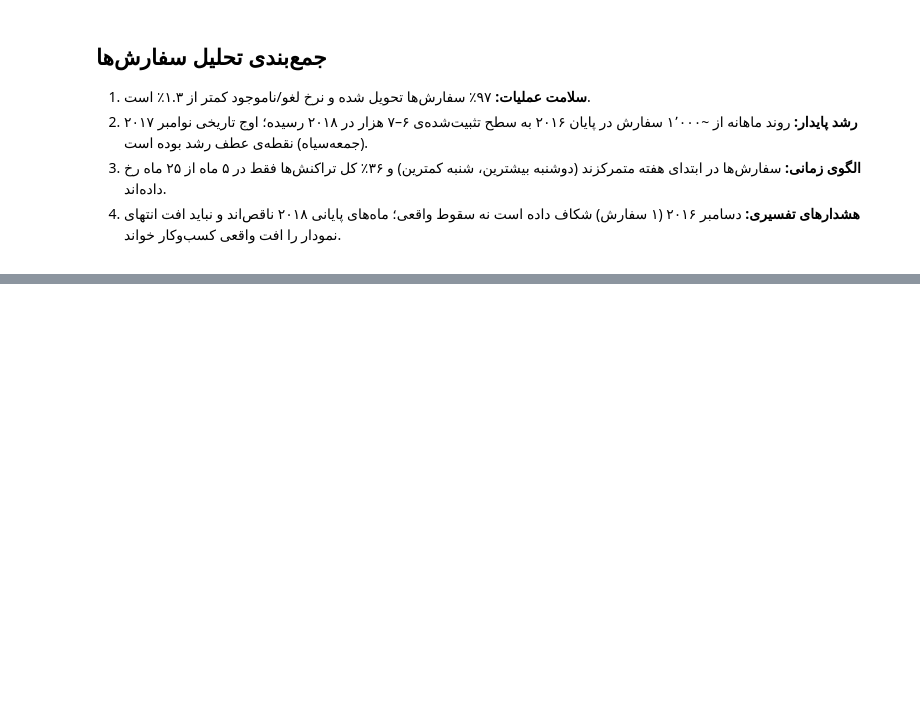
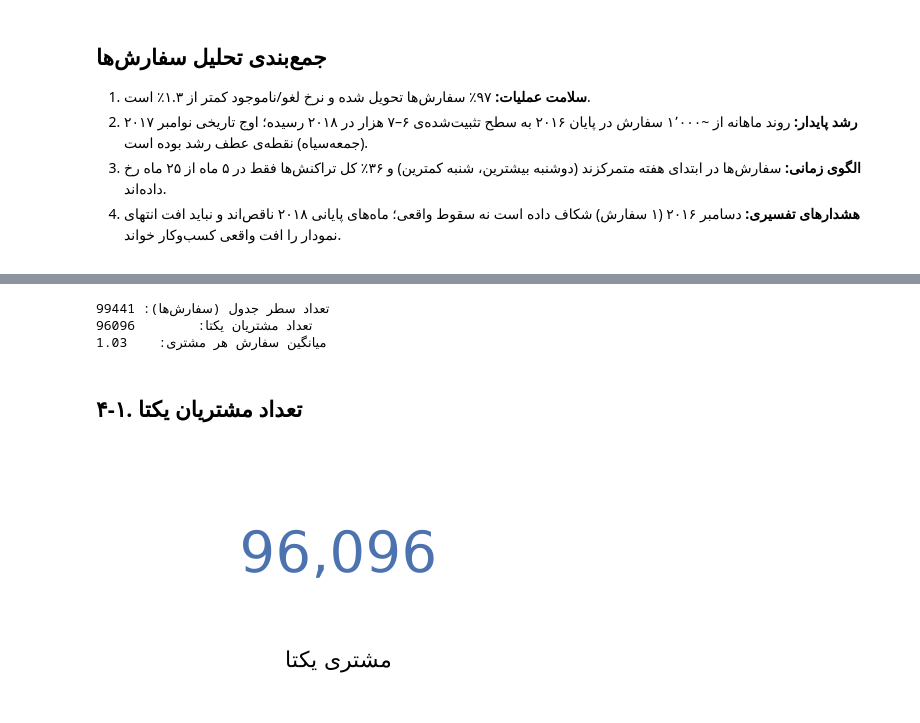
Before and after one commit to arashalidadi/olist-pro, a Jupyter notebook: olist_analysis.ipynb, the cells around one changed output, grey strips where cells are left out. Drawn from its saved outputs; the diff is of its cells as text; code cells hidden in the pictures; blank space fills up the shorter version.

Commit message:
add stage 4 customers and geographic analysis

```diff
--- a/olist_analysis.ipynb
+++ b/olist_analysis.ipynb
@@ -1610,0 +1627,24 @@ Freq: M
+# %%
+print('تعداد سطر جدول (سفارش‌ها):', len(customers))
+print('تعداد مشتریان یکتا:       ', customers['customer_unique_id'].nunique())
+print('میانگین سفارش هر مشتری:   ', round(len(customers) / customers['customer_unique_id'].nunique(), 2))
+# %% [output]
+تعداد سطر جدول (سفارش‌ها): 99441
+تعداد مشتریان یکتا:        96096
+میانگین سفارش هر مشتری:    1.03
+# %% [markdown]
+<div dir="rtl">
+
+## ۴-۱. تعداد مشتریان یکتا
+
+</div>
+# %%
+fig, ax = plt.subplots(figsize=(6, 3))
+ax.axis('off')
+ax.text(0.5, 0.6, f"{customers['customer_unique_id'].nunique():,}",
+        ha='center', va='center', fontsize=40, color='#4c72b0')
+ax.text(0.5, 0.15, 'مشتری یکتا',
+        ha='center', va='center', fontsize=16)
+plt.show()
+# %% [output]
+[figure, added]
```
Also changed, not shown: parts of 12 cells of this notebook, 1 other file.
